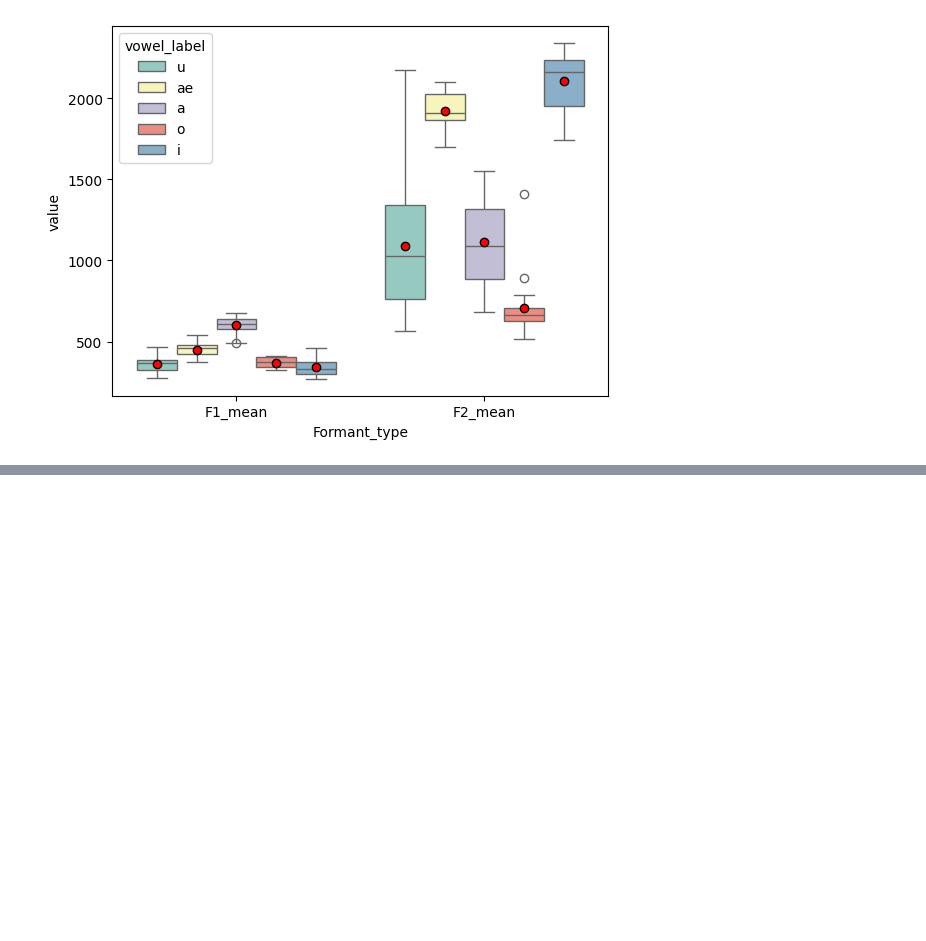
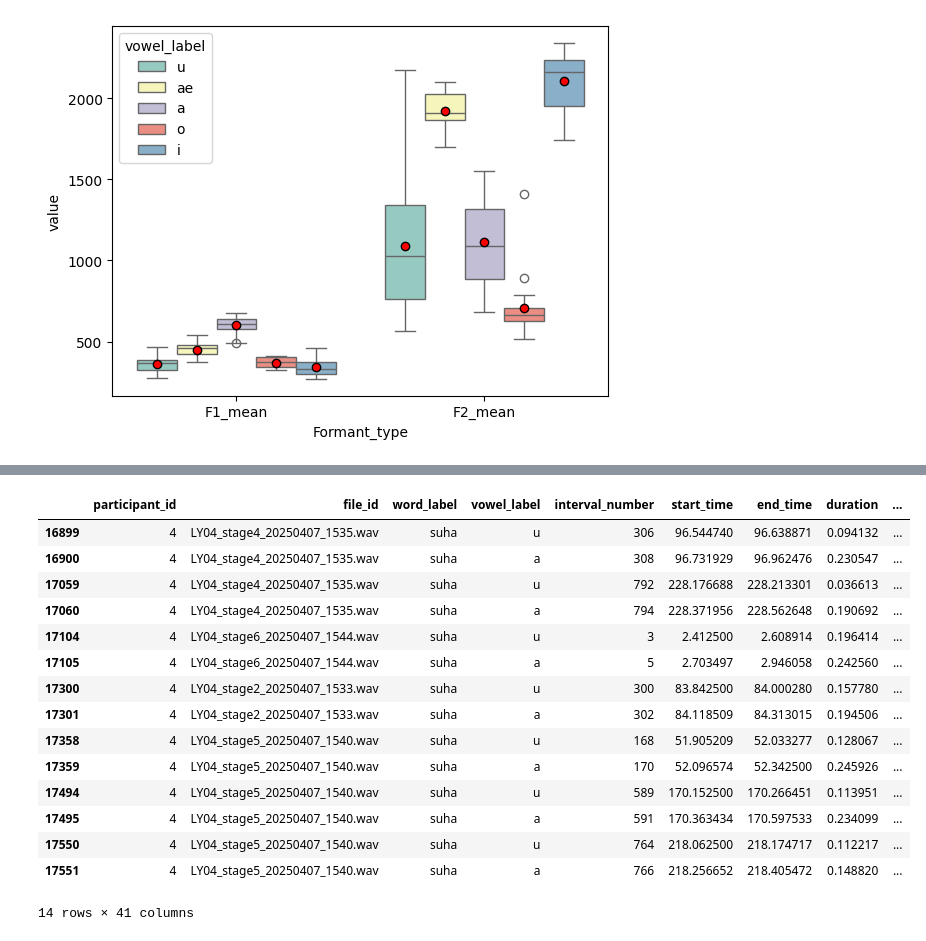
Before and after one commit to irregular6612/phoneticConvergence, a Jupyter notebook: src/analysis/analysis-final.ipynb, the cells around one changed output, grey strips where cells are left out. Drawn from its saved outputs; the diff is of its cells as text; code cells hidden in the pictures; blank space fills up the shorter version.

```diff
--- a/src/analysis/analysis-final.ipynb
+++ b/src/analysis/analysis-final.ipynb
@@ -670,0 +750,19 @@ sns.boxplot(x='Formant_type',hue='vowel_label', y='value', data=pd.melt(model_fo
+# %%
+participant_formant_df[(participant_formant_df['participant_id'] == 4) & (participant_formant_df['word_label'] == 'suha')]
+# %% [output]
+|  | participant_id | file_id | word_label | vowel_label | interval_number | start_time | end_time | duration | ... |
+| 16899 | 4 | LY04_stage4_20250407_1535.wav | suha | u | 306 | 96.544740 | 96.638871 | 0.094132 | ... |
+| 16900 | 4 | LY04_stage4_20250407_1535.wav | suha | a | 308 | 96.731929 | 96.962476 | 0.230547 | ... |
+| 17059 | 4 | LY04_stage4_20250407_1535.wav | suha | u | 792 | 228.176688 | 228.213301 | 0.036613 | ... |
+| 17060 | 4 | LY04_stage4_20250407_1535.wav | suha | a | 794 | 228.371956 | 228.562648 | 0.190692 | ... |
+| 17104 | 4 | LY04_stage6_20250407_1544.wav | suha | u | 3 | 2.412500 | 2.608914 | 0.196414 | ... |
+| 17105 | 4 | LY04_stage6_20250407_1544.wav | suha | a | 5 | 2.703497 | 2.946058 | 0.242560 | ... |
+| 17300 | 4 | LY04_stage2_20250407_1533.wav | suha | u | 300 | 83.842500 | 84.000280 | 0.157780 | ... |
+| 17301 | 4 | LY04_stage2_20250407_1533.wav | suha | a | 302 | 84.118509 | 84.313015 | 0.194506 | ... |
+| 17358 | 4 | LY04_stage5_20250407_1540.wav | suha | u | 168 | 51.905209 | 52.033277 | 0.128067 | ... |
+| 17359 | 4 | LY04_stage5_20250407_1540.wav | suha | a | 170 | 52.096574 | 52.342500 | 0.245926 | ... |
+| 17494 | 4 | LY04_stage5_20250407_1540.wav | suha | u | 589 | 170.152500 | 170.266451 | 0.113951 | ... |
+| 17495 | 4 | LY04_stage5_20250407_1540.wav | suha | a | 591 | 170.363434 | 170.597533 | 0.234099 | ... |
+| 17550 | 4 | LY04_stage5_20250407_1540.wav | suha | u | 764 | 218.062500 | 218.174717 | 0.112217 | ... |
+| 17551 | 4 | LY04_stage5_20250407_1540.wav | suha | a | 766 | 218.256652 | 218.405472 | 0.148820 | ... |
+14 rows × 41 columns
```
Also changed, not shown: parts of 30 cells of this notebook, 12 other files.
